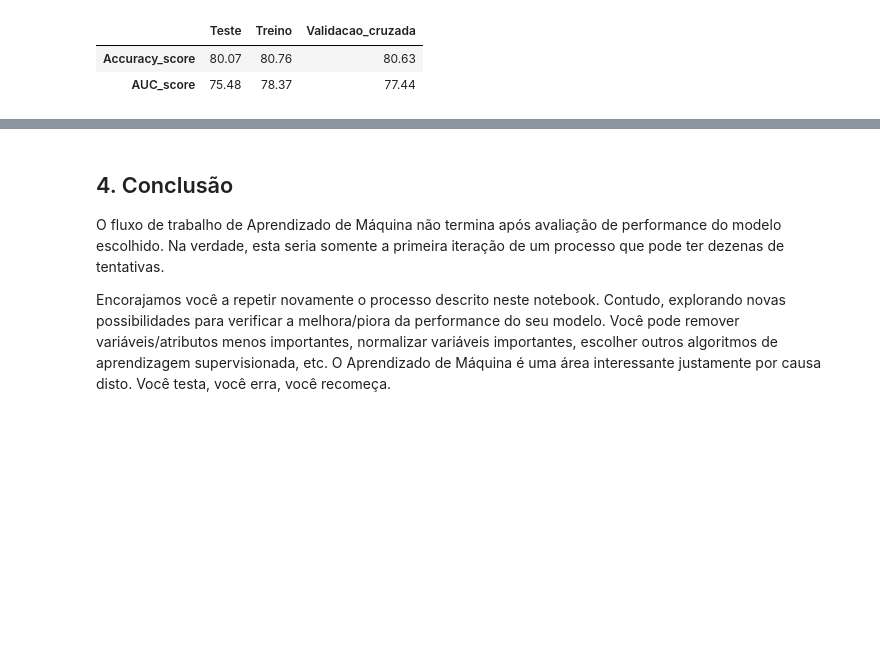
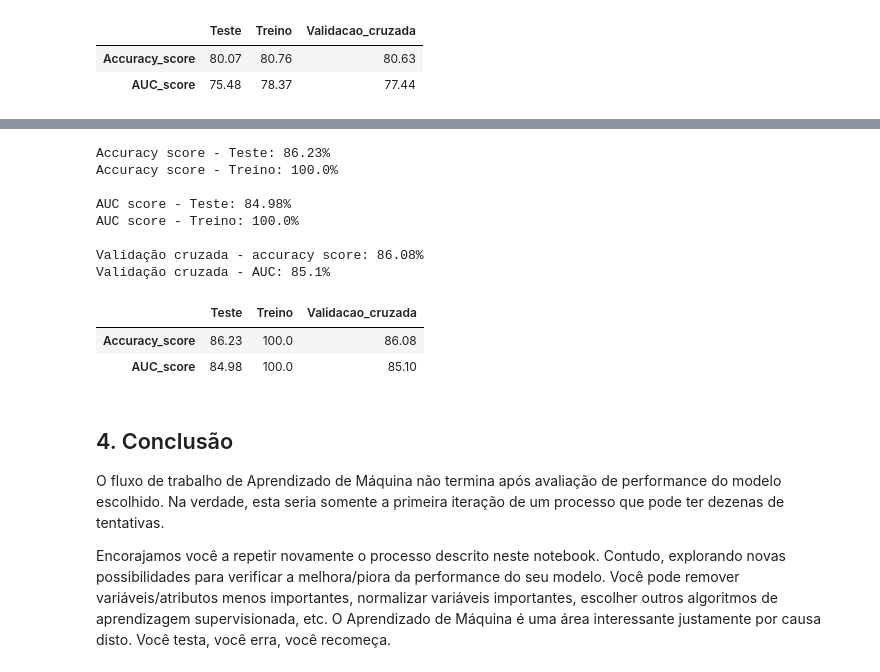
Before and after one commit to Mario-RJunior/DataScience-Awari, a Jupyter notebook: classification_project_br.ipynb, the cells around one changed output, grey strips where cells are left out. Drawn from its saved outputs; the diff is of its cells as text; code cells hidden in the pictures; blank space fills up the shorter version.

Commit message:
Criando modelo com random forest

```diff
--- a/classification_project_br.ipynb
+++ b/classification_project_br.ipynb
@@ -412,0 +419,4 @@ df_scores.T
+# %%
+# Criando modelo
+model_rf = criar_modelo(RandomForestClassifier())
+model_rf
@@ -413,3 +432,40 @@ df_scores.T
+# %%
+# Avaliando score
+score_teste_rf = avaliar_score(model_rf)[0]
+score_treino_rf = avaliar_score(model_rf)[1]
+print(f'Accuracy score - Teste: {score_teste_rf}% \nAccuracy score - Treino: {score_treino_rf}%')
+print()
+
+# Avaliando score com AUC
+score_auc_teste_rf = avaliar_score_auc(model_rf)[0]
+score_auc_treino_rf = avaliar_score_auc(model_rf)[1]
+print(f'AUC score - Teste: {score_auc_teste_rf}% \nAUC score - Treino: {score_auc_treino_rf}%')
+print()
+
+# Avaliando score com validação cruzada
+val_cruz_score_rf = validacao_cruzada(RandomForestClassifier(), X, y)[0]
+val_cruz_auc_rf = validacao_cruzada(RandomForestClassifier(), X, y)[1]
+print(f'Validação cruzada - accuracy score: {val_cruz_score_rf}% \nValidação cruzada - AUC: {val_cruz_auc_rf}%')
+
+print()
+
+# Criando dataframe com os resultados
+dicionario_scores_rf = {'Accuracy_score': [score_teste_rf, score_treino_rf, val_cruz_score_rf],
+                     'AUC_score': [score_auc_teste_rf, score_auc_treino_rf, val_cruz_auc_rf]}
+df_scores_rf = pd.DataFrame(dicionario_scores_rf, index=['Teste', 'Treino', 'Validacao_cruzada'])
+df_scores_rf.T
+# %% [output]
+Accuracy score - Teste: 86.23%
+Accuracy score - Treino: 100.0%
+
+AUC score - Teste: 84.98%
+AUC score - Treino: 100.0%
+
+Validação cruzada - accuracy score: 86.08%
+Validação cruzada - AUC: 85.1%
+|  | Teste | Treino | Validacao_cruzada |
+| Accuracy_score | 86.23 | 100.0 | 86.08 |
+| AUC_score | 84.98 | 100.0 | 85.10 |
 # %% [markdown]
 ## 4. Conclusão
 O fluxo de trabalho de Aprendizado de Máquina não termina após avaliação de performance do modelo escolhido. Na verdade, esta seria somente a primeira iteração de um processo que pode ter dezenas de tentativas.
```
Also changed, not shown: parts of 4 cells of this notebook.
